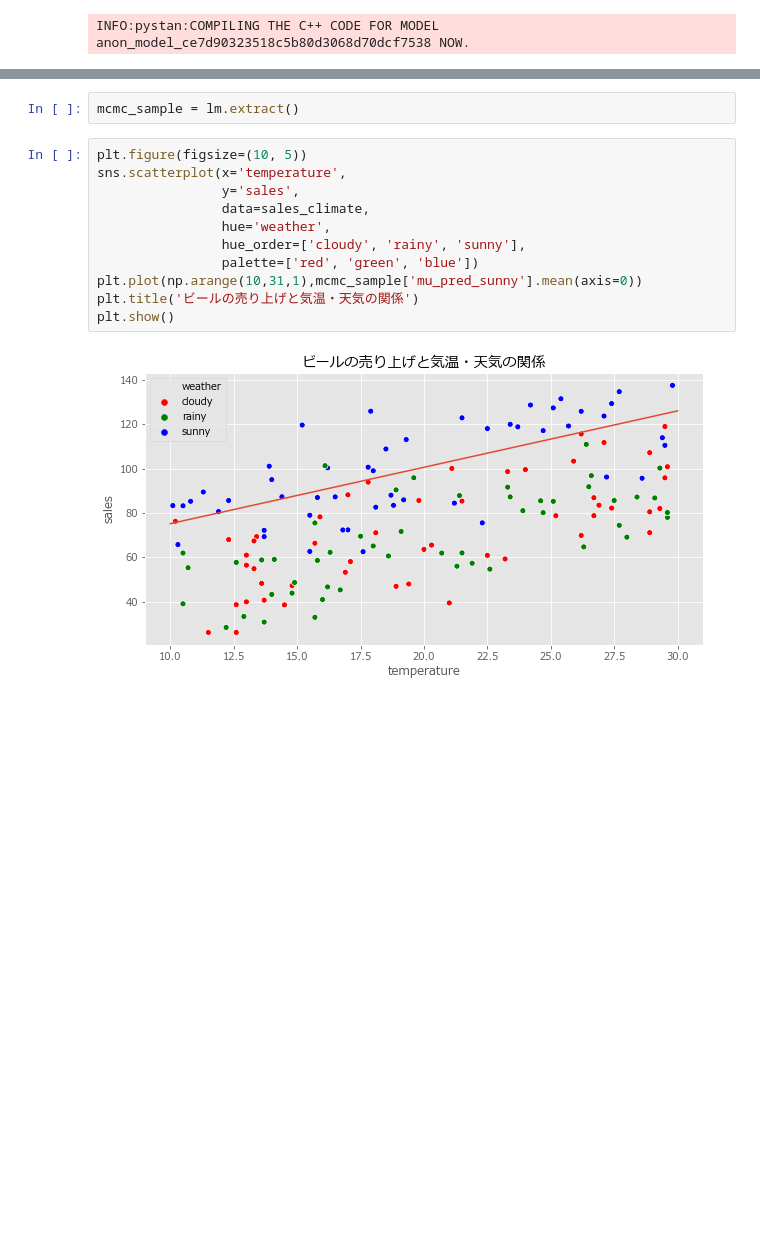
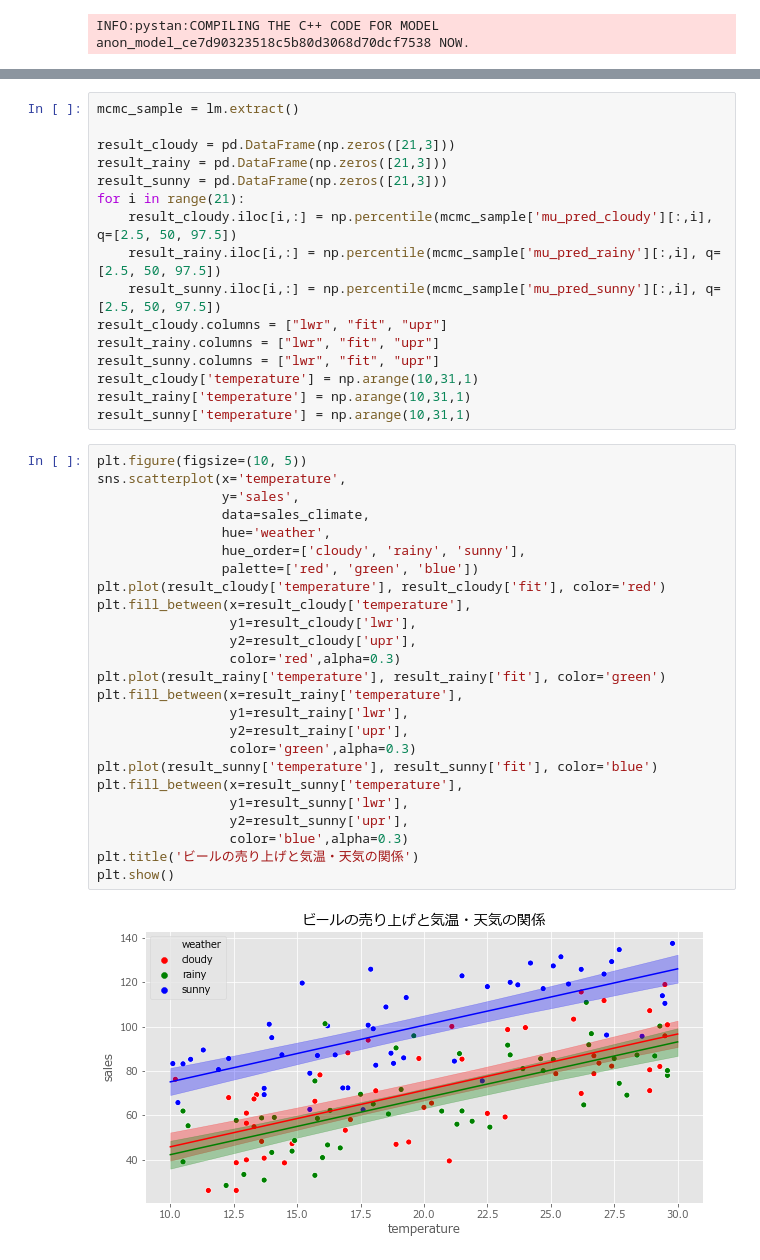
Before and after one commit to Data-Anal-Ojisan/DataAnalOji.hatena.sample, a Jupyter notebook: python_samples/stan/3-7-正規線形モデル.ipynb, the cells around one changed output, grey strips where cells are left out. Cells and saved outputs as stored; diff of their text form; blank space fills up the shorter version.

```diff
--- a/python_samples/stan/3-7-正規線形モデル.ipynb
+++ b/python_samples/stan/3-7-正規線形モデル.ipynb
@@ -153,18 +153,46 @@ Samples were drawn using NUTS at Mon Jul 20 22:50:53 2020.
 For each parameter, n_eff is a crude measure of effective sample size,
 and Rhat is the potential scale reduction factor on split chains (at
 convergence, Rhat=1).
-# %%
-mcmc_sample = lm.extract()
+# %%
+mcmc_sample = lm.extract()
+
+result_cloudy = pd.DataFrame(np.zeros([21,3]))
+result_rainy = pd.DataFrame(np.zeros([21,3]))
+result_sunny = pd.DataFrame(np.zeros([21,3]))
+for i in range(21):
+    result_cloudy.iloc[i,:] = np.percentile(mcmc_sample['mu_pred_cloudy'][:,i], q=[2.5, 50, 97.5])
+    result_rainy.iloc[i,:] = np.percentile(mcmc_sample['mu_pred_rainy'][:,i], q=[2.5, 50, 97.5])
+    result_sunny.iloc[i,:] = np.percentile(mcmc_sample['mu_pred_sunny'][:,i], q=[2.5, 50, 97.5])
+result_cloudy.columns = ["lwr", "fit", "upr"]
+result_rainy.columns = ["lwr", "fit", "upr"]
+result_sunny.columns = ["lwr", "fit", "upr"]
+result_cloudy['temperature'] = np.arange(10,31,1)
+result_rainy['temperature'] = np.arange(10,31,1)
+result_sunny['temperature'] = np.arange(10,31,1)
 # %%
 plt.figure(figsize=(10, 5))
 sns.scatterplot(x='temperature',
                 y='sales',
                 data=sales_climate,
                 hue='weather',
                 hue_order=['cloudy', 'rainy', 'sunny'],
                 palette=['red', 'green', 'blue'])
-plt.plot(np.arange(10,31,1),mcmc_sample['mu_pred_sunny'].mean(axis=0))
+plt.plot(result_cloudy['temperature'], result_cloudy['fit'], color='red')
+plt.fill_between(x=result_cloudy['temperature'],
+                 y1=result_cloudy['lwr'],
+                 y2=result_cloudy['upr'],
+                 color='red',alpha=0.3)
+plt.plot(result_rainy['temperature'], result_rainy['fit'], color='green')
+plt.fill_between(x=result_rainy['temperature'],
+                 y1=result_rainy['lwr'],
+                 y2=result_rainy['upr'],
+                 color='green',alpha=0.3)
+plt.plot(result_sunny['temperature'], result_sunny['fit'], color='blue')
+plt.fill_between(x=result_sunny['temperature'],
+                 y1=result_sunny['lwr'],
+                 y2=result_sunny['upr'],
+                 color='blue',alpha=0.3)
 plt.title('ビールの売り上げと気温・天気の関係')
 plt.show()
 # %% [output]
-[figure, old version]
+[figure, new version]
```
Also changed, not shown: parts of 1 cell of this notebook.
